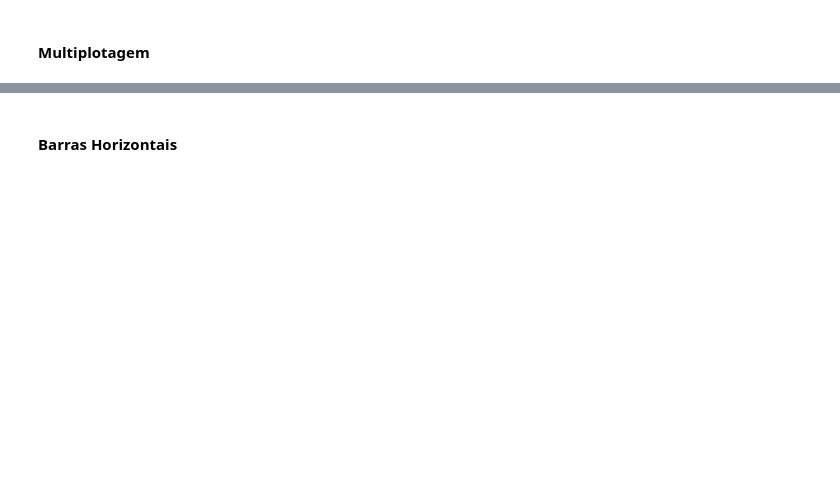
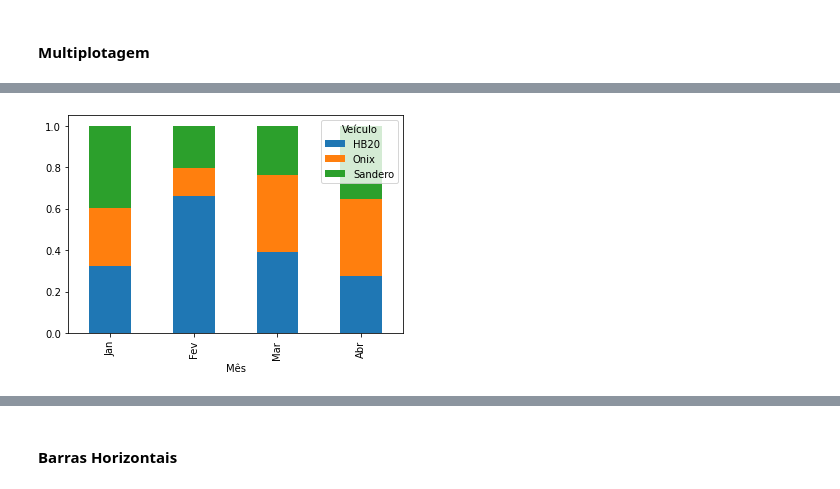
Before and after one commit to gperbone/topcoders-curso-python-dados, a Jupyter notebook: Modulo-4-Visualizacao_Dados/Aula 1 - Introducao e Graficos com Pandas.ipynb, the cells around one changed output, grey strips where cells are left out. Cells and saved outputs as stored; diff of their text form; code cells hidden in the pictures; blank space fills up the shorter version.

```diff
--- a/Modulo-4-Visualizacao_Dados/Aula 1 - Introducao e Graficos com Pandas.ipynb
+++ b/Modulo-4-Visualizacao_Dados/Aula 1 - Introducao e Graficos com Pandas.ipynb
@@ -336,3 +357,5 @@ ax_bar.set_xlabel('Veículo', fontsize=30);
 # %%
-pd.crosstab(index=df_vendas['Veículo'], columns=df_vendas['Mês'],values=df_vendas['Quantidade'], aggfunc='sum', normalize='index').plot(kind='bar', stacked=True);
+pd.crosstab(index=df_vendas['Mês'], columns=df_vendas['Veículo'],values=df_vendas['Quantidade'], aggfunc='sum', normalize='index').plot(kind='bar', stacked=True);
+# %% [output]
+[figure, added]
 # %%
```
Also changed, not shown: parts of 28 cells of this notebook, 13 other files.
